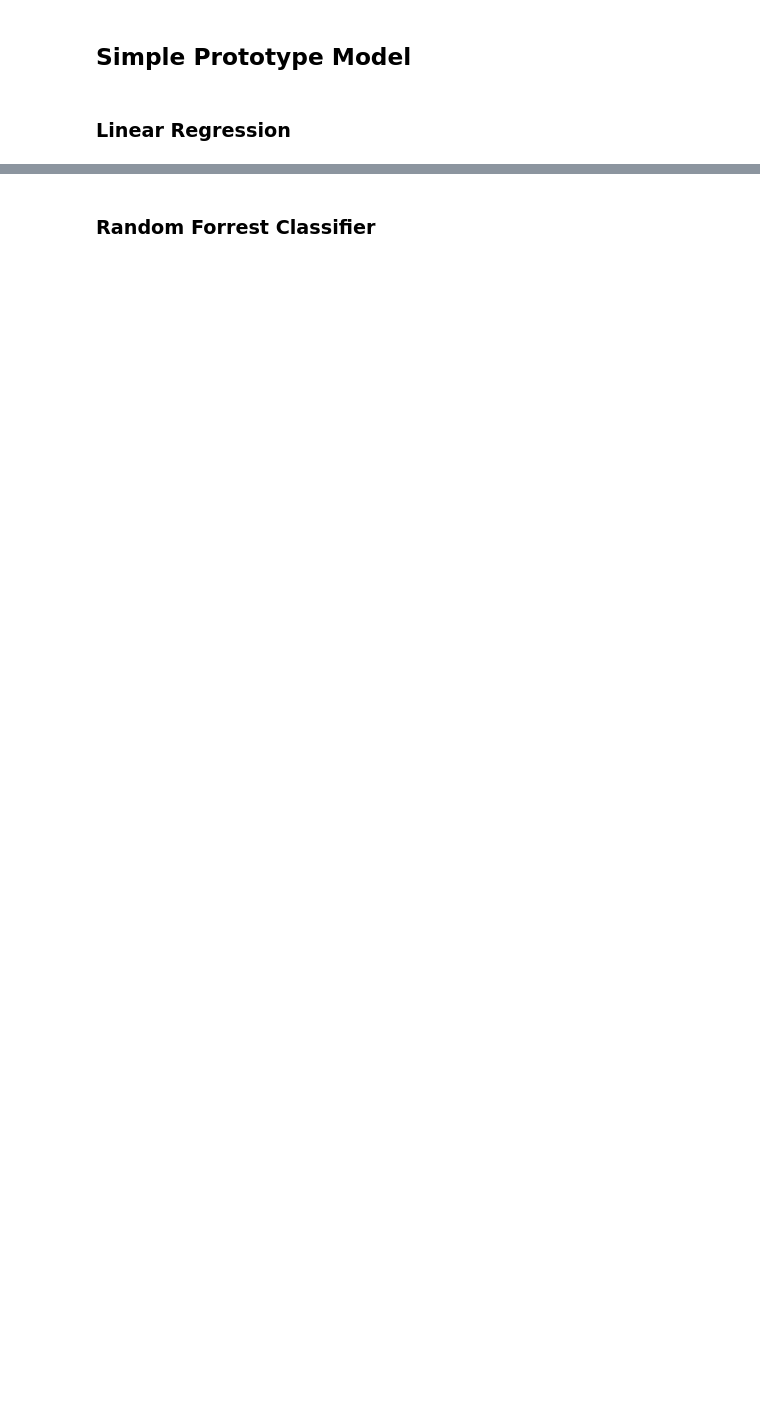
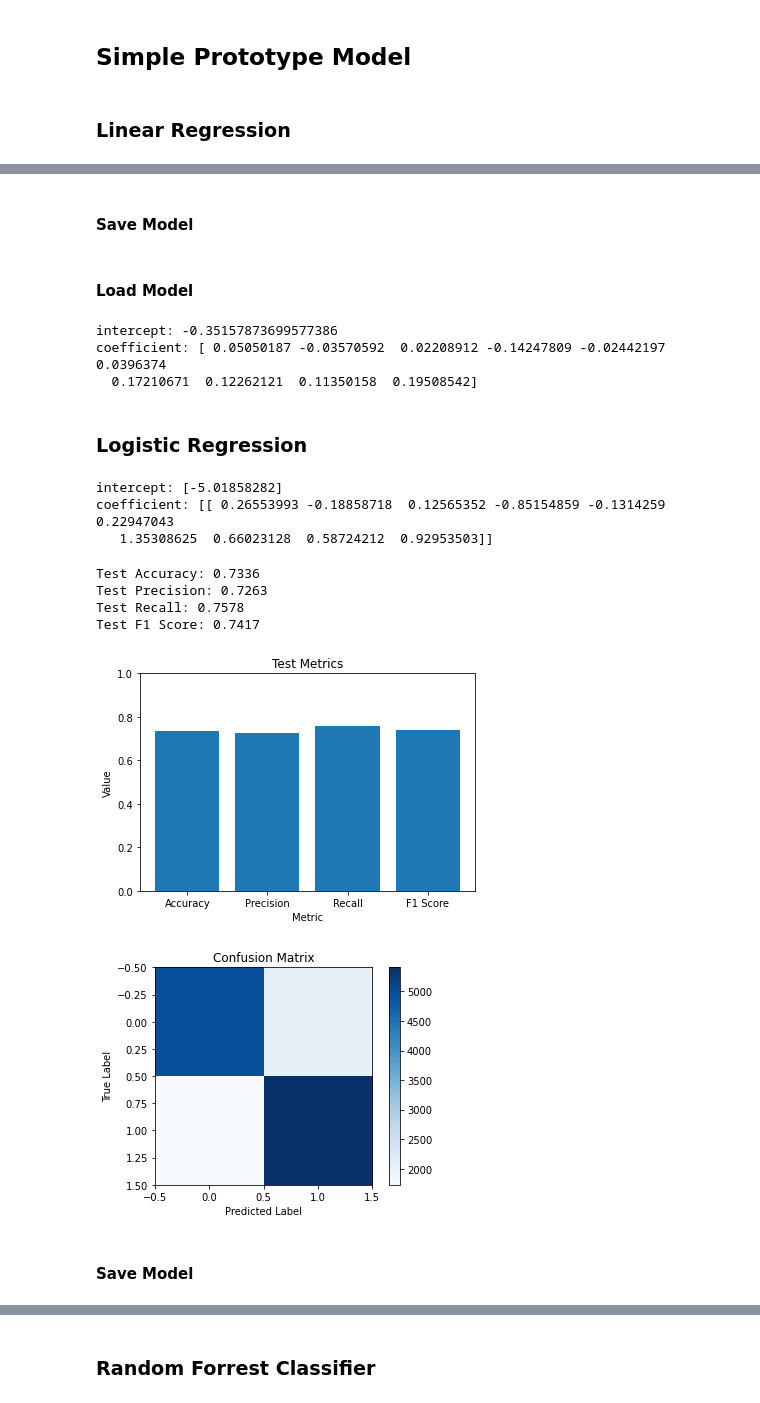
Before and after one commit to AmBadAl/Diabetes, a Jupyter notebook: ml_model.ipynb, the cells around one changed output, grey strips where cells are left out. Drawn from its saved outputs; the diff is of its cells as text; code cells hidden in the pictures; blank space fills up the shorter version.

```diff
--- a/ml_model.ipynb
+++ b/ml_model.ipynb
@@ -418,0 +426,2 @@ Test F1 Score: 0.7368
+# %% [markdown]
+#### Save Model
@@ -418,0 +431,62 @@ Test F1 Score: 0.7368
+# %% [markdown]
+#### Load Model
+# %%
+lin_model = pickle.load(open("lin_model.sav", "rb"))
+print(f"intercept: {lin_model.intercept_}")
+print(f"coefficient: {lin_model.coef_}")
+# %% [output]
+intercept: -0.35157873699577386
+coefficient: [ 0.05050187 -0.03570592  0.02208912 -0.14247809 -0.02442197  0.0396374
+  0.17210671  0.12262121  0.11350158  0.19508542]
+# %% [markdown]
+### Logistic Regression
+# %%
+clf = LogisticRegression()
+clf.fit(X_train[selected_features], y_train)
+print(f"intercept: {clf.intercept_}")
+print(f"coefficient: {clf.coef_}")
+# %% [output]
+intercept: [-5.01858282]
+coefficient: [[ 0.26553993 -0.18858718  0.12565352 -0.85154859 -0.1314259   0.22947043
+   1.35308625  0.66023128  0.58724212  0.92953503]]
+# %%
+y_pred_test = clf.predict(X_test[selected_features])
+y_pred_test = np.array(list(map(int, y_pred_test > 0.5)))
+
+# Evaluate the performance on the test data
+test_acc = accuracy_score(y_test, y_pred_test)
+test_prec = precision_score(y_test, y_pred_test)
+test_recall = recall_score(y_test, y_pred_test)
+test_f1 = f1_score(y_test, y_pred_test)
+print("Test Accuracy: {:.4f}".format(test_acc))
+print("Test Precision: {:.4f}".format(test_prec))
+print("Test Recall: {:.4f}".format(test_recall))
+print("Test F1 Score: {:.4f}".format(test_f1))
+
+# Plot the loss and metrics
+metrics = [test_acc, test_prec, test_recall, test_f1]
+metric_labels = ['Accuracy', 'Precision', 'Recall', 'F1 Score']
+plt.bar(metric_labels, metrics)
+plt.ylim([0, 1])
+plt.xlabel('Metric')
+plt.ylabel('Value')
+plt.title('Test Metrics')
+plt.show()
+
+# Plot the confusion matrix
+cm = confusion_matrix(y_test, y_pred_test)
+plt.imshow(cm, cmap='Blues')
+plt.colorbar()
+plt.xlabel('Predicted Label')
+plt.ylabel('True Label')
+plt.title('Confusion Matrix')
+plt.show()
+# %% [output]
+Test Accuracy: 0.7336
+Test Precision: 0.7263
+Test Recall: 0.7578
+Test F1 Score: 0.7417
+[figure, added]
+[figure, added]
+# %% [markdown]
+#### Save Model
```
Also changed, not shown: parts of 27 cells of this notebook, 1 other file.
